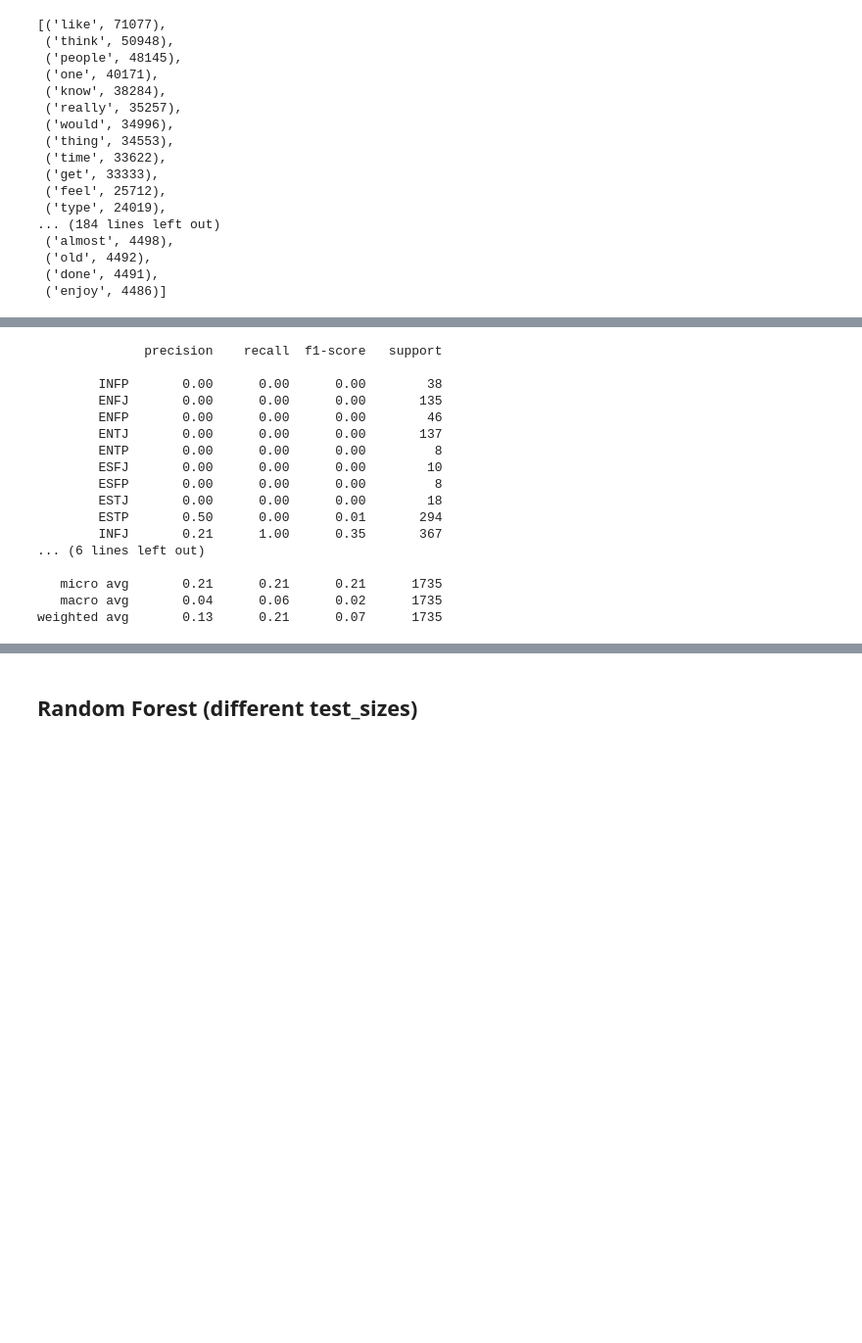
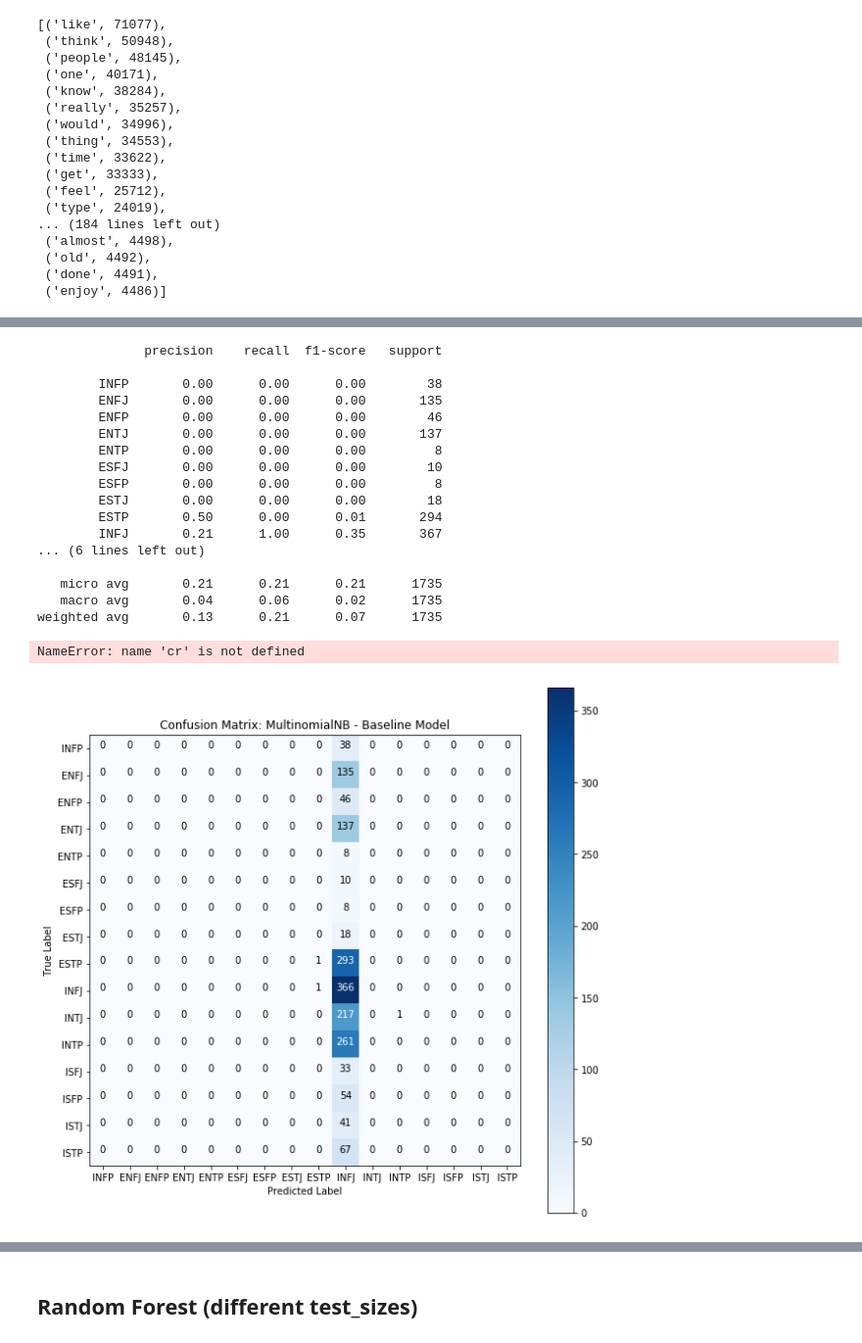
Before and after one commit to j-asonwang/myers-briggs-project, a Jupyter notebook: mbti.ipynb, the cells around one changed output, grey strips where cells are left out. Shown at 98% size. Drawn from its saved outputs; the diff is of its cells as text; code cells hidden in the pictures; blank space fills up the shorter version.

```diff
--- a/mbti.ipynb
+++ b/mbti.ipynb
@@ -213,6 +121,7 @@ def count_emojis_shortcode(text):
     return len(shortcodes)
 # %%
 def count_emojis(text):
+    """return count of emojis in the emojis list above"""
     counter = 0
     split = text.split(' ')
     for x in emojis:
@@ -246,16 +156,18 @@ df_mbti.posts = df_mbti.posts.apply(lambda x: re.sub(r"\d", "", x))
 df_mbti.posts = df_mbti.posts.apply(lambda x: re.sub(r"_", "", x))
 # %%
 def lower(text):
+    """return list of lower-cased words"""
     return [word.lower() for word in text]
 
-# tokenize comments & remove stopwords
+# tokenize comments and lower-case all words
 tokenizer = RegexpTokenizer(r'\w+')
 df_mbti['tokenized'] = df_mbti.posts.apply(lambda x: tokenizer.tokenize(x))
 df_mbti['tokenized'] = df_mbti.tokenized.apply(lambda x: lower(x))
 
-# nltk.download('stopwords')
+# create list of stopwords
 stopwords_list = stopwords.words('english')
 stopwords_list += list(string.punctuation)
 
 def remove_stopwords(tokenized):
+    """return only words not in stopwords_list"""
     return [word.lower() for word in tokenized if word not in stopwords_list]
@@ -300,6 +219,7 @@ df_mbti.shape
 from nltk.stem.wordnet import WordNetLemmatizer
 # %%
 def lemmatize(token_stopwords_list):
+    """return a list of lemmatized words"""
     lemmatizer = WordNetLemmatizer()
     return [lemmatizer.lemmatize(word) for word in token_stopwords_list]
 # %%
@@ -466,26 +374,36 @@ Baseline MultinomialNB Classifer (test):  0.21152737752161382
+# %%
+# function to return confusion matrix and classification report
+def get_model_data(y_test, y_preds, model_name):
+    """return confusion matrix and classifiation report on test set for a given model"""
+    categories = ['INFP', 'ENFJ','ENFP','ENTJ','ENTP','ESFJ','ESFP','ESTJ','ESTP','INFJ','INTJ','INTP','ISFJ','ISFP','ISTJ','ISTP']
+    cf = confusion_matrix(y_test, y_preds)
+    show_cf(y_test, y_preds, model_name=model_name)
+    print (classification_report(y_test, y_preds, target_names=categories))
 # %%
 from sklearn.metrics import classification_report
-# %%
-categories = ['INFP', 'ENFJ','ENFP','ENTJ','ENTP','ESFJ','ESFP','ESTJ','ESTP','INFJ','INTJ','INTP','ISFJ','ISFP','ISTJ','ISTP']
-print(classification_report(y_test, nb_test_preds, target_names=categories))
-# %% [output]
-              precision    recall  f1-score   support
-
-        INFP       0.00      0.00      0.00        38
-        ENFJ       0.00      0.00      0.00       135
-        ENFP       0.00      0.00      0.00        46
-        ENTJ       0.00      0.00      0.00       137
-        ENTP       0.00      0.00      0.00         8
-        ESFJ       0.00      0.00      0.00        10
-        ESFP       0.00      0.00      0.00         8
-        ESTJ       0.00      0.00      0.00        18
-        ESTP       0.50      0.00      0.01       294
-        INFJ       0.21      1.00      0.35       367
-... (6 lines left out)
-
-   micro avg       0.21      0.21      0.21      1735
-   macro avg       0.04      0.06      0.02      1735
-weighted avg       0.13      0.21      0.07      1735
+# %%
+# get confusion matrix and classification report for model
+get_model_data(y_test, nb_test_preds, 'MultinomialNB - Baseline Model')
+# %% [output]
+              precision    recall  f1-score   support
+
+        INFP       0.00      0.00      0.00        38
+        ENFJ       0.00      0.00      0.00       135
+        ENFP       0.00      0.00      0.00        46
+        ENTJ       0.00      0.00      0.00       137
+        ENTP       0.00      0.00      0.00         8
+        ESFJ       0.00      0.00      0.00        10
+        ESFP       0.00      0.00      0.00         8
+        ESTJ       0.00      0.00      0.00        18
+        ESTP       0.50      0.00      0.01       294
+        INFJ       0.21      1.00      0.35       367
+... (6 lines left out)
+
+   micro avg       0.21      0.21      0.21      1735
+   macro avg       0.04      0.06      0.02      1735
+weighted avg       0.13      0.21      0.07      1735
+NameError: name 'cr' is not defined
+[figure, added]
 # %%
 # create multiclass ROC-curve for multinomial NB
 from sklearn.preprocessing import label_binarize
```
Also changed, not shown: parts of 99 cells of this notebook.
